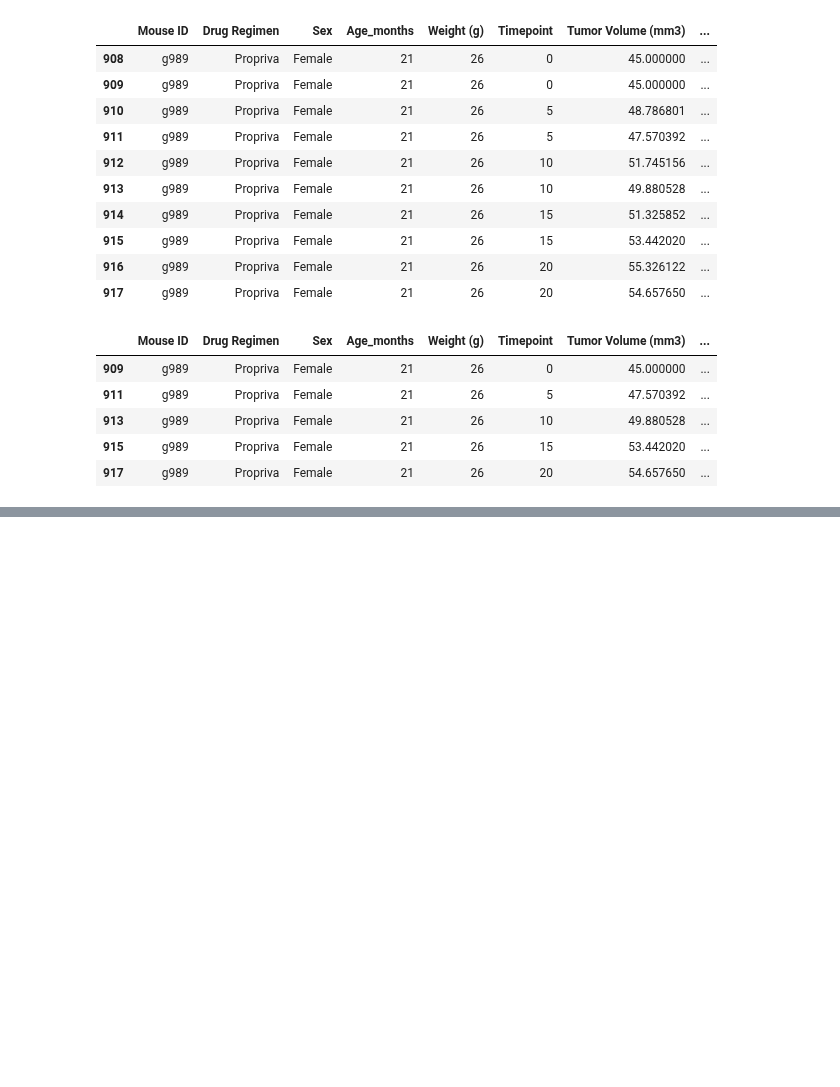
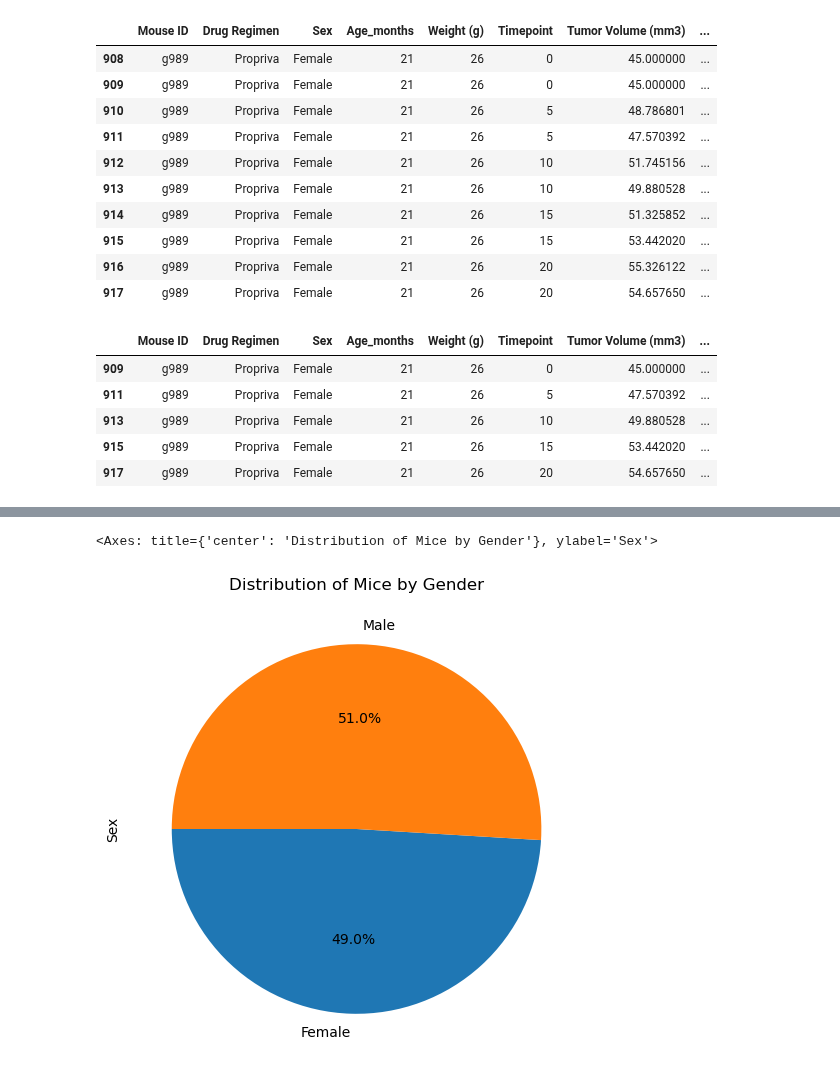
Before and after one commit to chris-yujin/data-visualization-challenge, a Jupyter notebook: Pymaceuticals/pymaceuticals.ipynb, the cells around one changed output, grey strips where cells are left out. Drawn from its saved outputs; the diff is of its cells as text; code cells hidden in the pictures; blank space fills up the shorter version.

```diff
--- a/Pymaceuticals/pymaceuticals.ipynb
+++ b/Pymaceuticals/pymaceuticals.ipynb
@@ -108,0 +242,14 @@ duplicate_mice
+# %%
+# Generate a pie plot showing the distribution of female versus male mice using Pandas
+mice_gender = cleaned_df.groupby(['Sex'])['Mouse ID'].size()
+mice_gender.sort_values(ascending=True)
+mice_gender.plot.pie(
+    figsize=(6, 6),
+    autopct='%1.1f%%',
+    startangle=180,
+    title='Distribution of Mice by Gender',
+    ylabel='Sex'
+    )
+# %% [output]
+<Axes: title={'center': 'Distribution of Mice by Gender'}, ylabel='Sex'>
+[figure, added]
```
Also changed, not shown: parts of 24 cells of this notebook, 1 other file.
